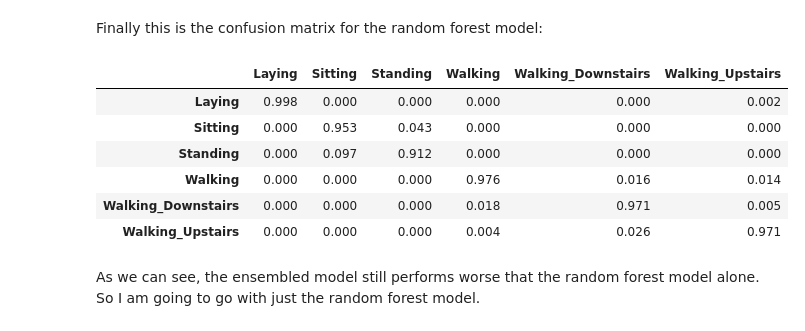
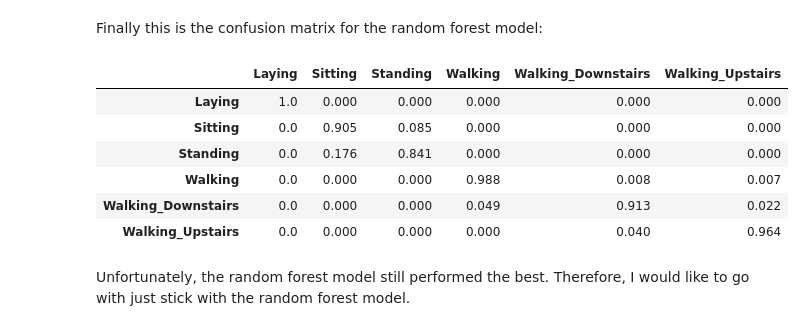
Before and after one commit to slau20/Stats-404-W19-Statistical-Computing, a Jupyter notebook: Homework3/Homework3.ipynb, the cells around one changed output. Cells and saved outputs as stored; diff of their text form; code cells hidden in the pictures.

```diff
--- a/Homework3/Homework3.ipynb
+++ b/Homework3/Homework3.ipynb
@@ -939,14 +939,14 @@ round(conf_df_pct_knn_v, 3)
 # %% [markdown]
 Finally this is the confusion matrix for the random forest model:
 # %%
-round(conf_df_pct, 3)
+round(conf_df_pct_v, 3)
 # %% [output]
 |  | Laying | Sitting | Standing | Walking | Walking_Downstairs | Walking_Upstairs |
-| Laying | 0.998 | 0.000 | 0.000 | 0.000 | 0.000 | 0.002 |
-| Sitting | 0.000 | 0.953 | 0.043 | 0.000 | 0.000 | 0.000 |
-| Standing | 0.000 | 0.097 | 0.912 | 0.000 | 0.000 | 0.000 |
-| Walking | 0.000 | 0.000 | 0.000 | 0.976 | 0.016 | 0.014 |
-| Walking_Downstairs | 0.000 | 0.000 | 0.000 | 0.018 | 0.971 | 0.005 |
-| Walking_Upstairs | 0.000 | 0.000 | 0.000 | 0.004 | 0.026 | 0.971 |
+| Laying | 1.0 | 0.000 | 0.000 | 0.000 | 0.000 | 0.000 |
+| Sitting | 0.0 | 0.905 | 0.085 | 0.000 | 0.000 | 0.000 |
+| Standing | 0.0 | 0.176 | 0.841 | 0.000 | 0.000 | 0.000 |
+| Walking | 0.0 | 0.000 | 0.000 | 0.988 | 0.008 | 0.007 |
+| Walking_Downstairs | 0.0 | 0.000 | 0.000 | 0.049 | 0.913 | 0.022 |
+| Walking_Upstairs | 0.0 | 0.000 | 0.000 | 0.000 | 0.040 | 0.964 |
 # %% [markdown]
-As we can see, the ensembled model still performs worse that the random forest model alone. So I am going to go with just the random forest model.
+Unfortunately, the random forest model still performed the best. Therefore, I would like to go with just stick with the random forest model.
```
Also changed, not shown: parts of 12 cells of this notebook.
